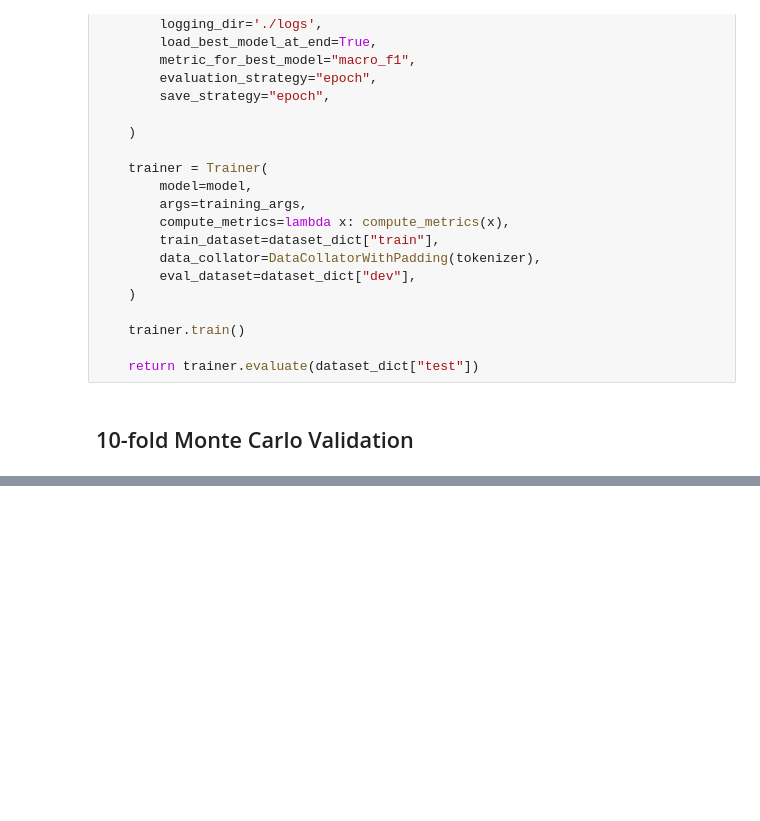
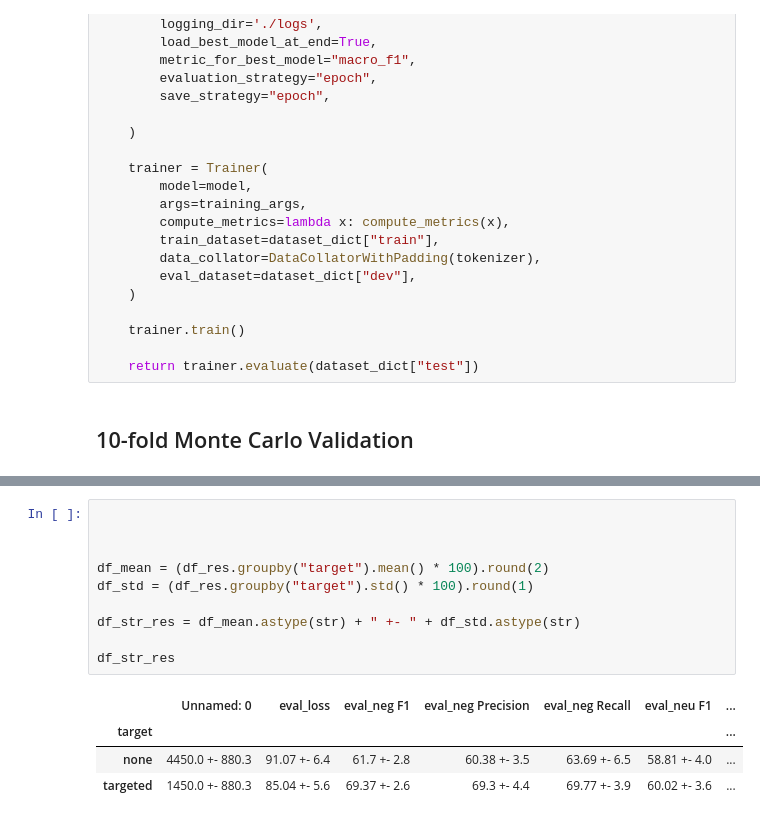
Before and after one commit to pysentimiento/sentiment-elecciones, a Jupyter notebook: notebooks/Targeted_Sentiment_Analysis_BERT_Experiments.ipynb, the cells around one changed output, grey strips where cells are left out. Cells and saved outputs as stored; diff of their text form; blank space fills up the shorter version.

```diff
--- a/notebooks/Targeted_Sentiment_Analysis_BERT_Experiments.ipynb
+++ b/notebooks/Targeted_Sentiment_Analysis_BERT_Experiments.ipynb
@@ -300,3 +271,18 @@ df_str_res
+# %%
+
+
+
+df_mean = (df_res.groupby("target").mean() * 100).round(2)
+df_std = (df_res.groupby("target").std() * 100).round(1)
+
+df_str_res = df_mean.astype(str) + " +- " + df_std.astype(str)
+
+df_str_res
+# %% [output]
+|  | Unnamed: 0 | eval_loss | eval_neg F1 | eval_neg Precision | eval_neg Recall | eval_neu F1 | ... |
+| target |  |  |  |  |  |  | ... |
+| none | 4450.0 +- 880.3 | 91.07 +- 6.4 | 61.7 +- 2.8 | 60.38 +- 3.5 | 63.69 +- 6.5 | 58.81 +- 4.0 | ... |
+| targeted | 1450.0 +- 880.3 | 85.04 +- 5.6 | 69.37 +- 2.6 | 69.3 +- 4.4 | 69.77 +- 3.9 | 60.02 +- 3.6 | ... |
 # %%
 df_str_res.columns
 # %% [output]
```
Also changed, not shown: parts of 13 cells of this notebook.
